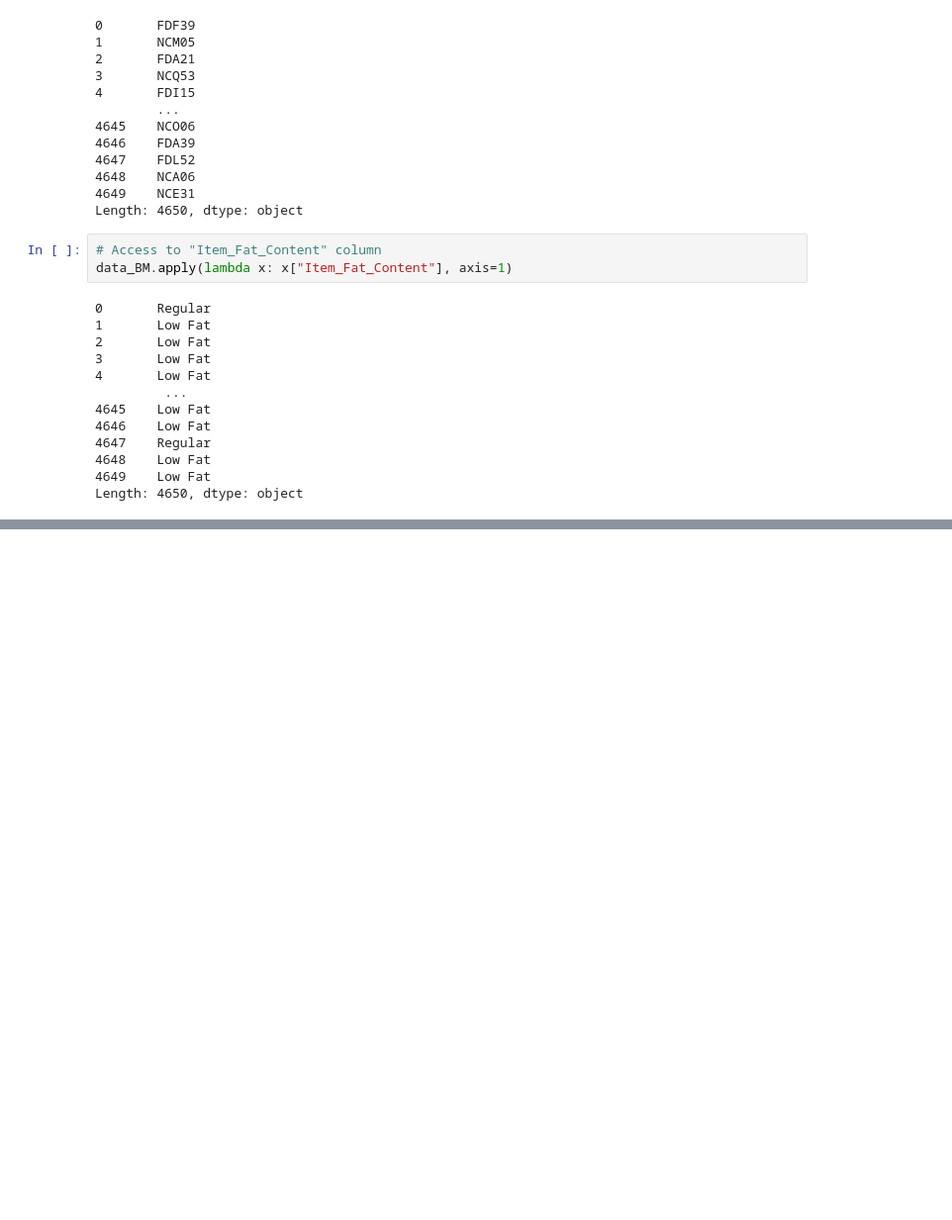
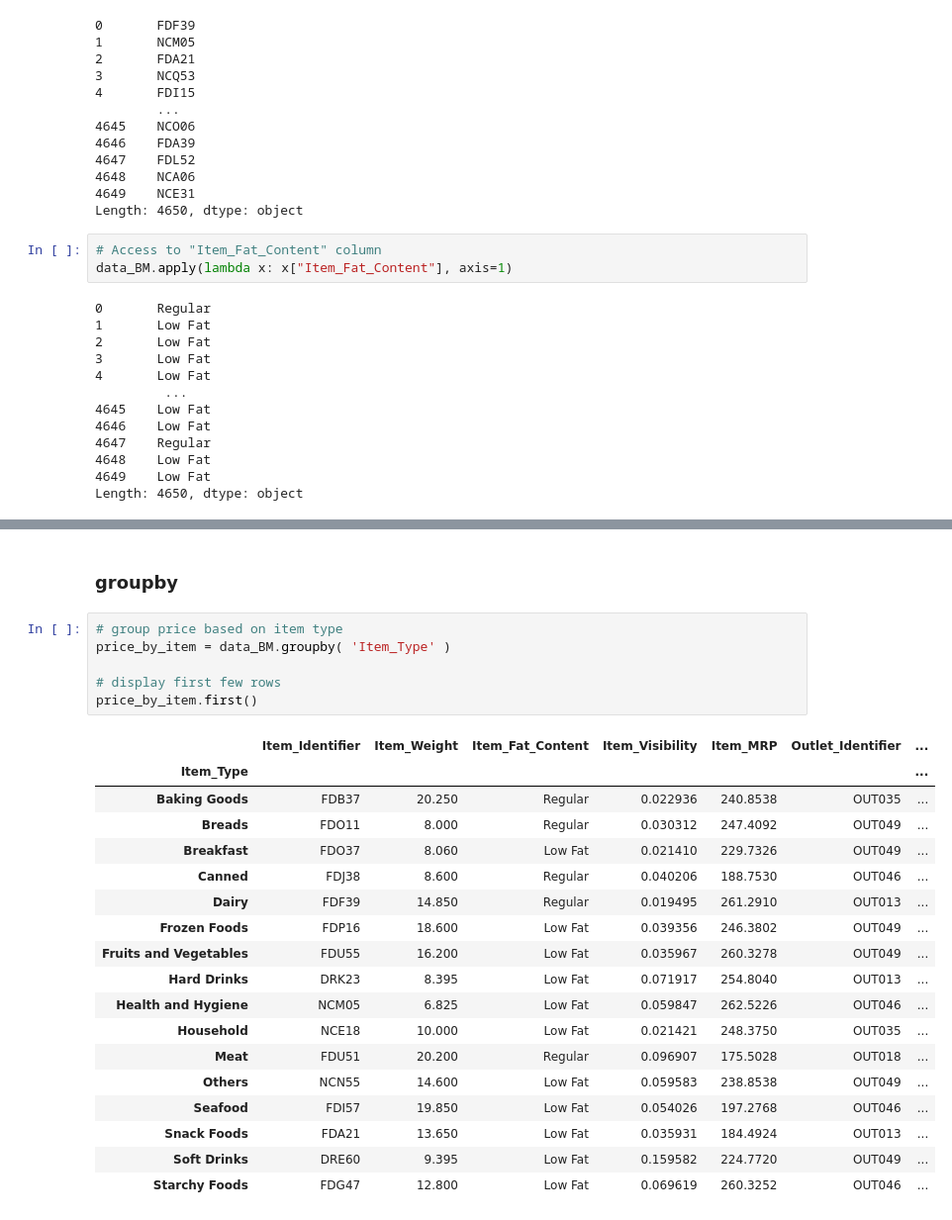
Before and after one commit to Prime91Manu/Guides, a Jupyter notebook: Guides_Folder/Python/07. Introduction to Pandas.ipynb, the cells around one changed output, grey strips where cells are left out. Shown: that part at 99% size. Saved outputs shown, nothing was run; the diff lists cells and outputs as text; blank space fills up the shorter version.

```diff
--- a/Guides_Folder/Python/07. Introduction to Pandas.ipynb
+++ b/Guides_Folder/Python/07. Introduction to Pandas.ipynb
@@ -681,0 +711,27 @@ Name: Item_MRP, dtype: float64
+# %% [markdown]
+### groupby
+# %%
+# group price based on item type
+price_by_item = data_BM.groupby( 'Item_Type' )
+
+# display first few rows
+price_by_item.first()
+# %% [output]
+|  | Item_Identifier | Item_Weight | Item_Fat_Content | Item_Visibility | Item_MRP | Outlet_Identifier | ... |
+| Item_Type |  |  |  |  |  |  | ... |
+| Baking Goods | FDB37 | 20.250 | Regular | 0.022936 | 240.8538 | OUT035 | ... |
+| Breads | FDO11 | 8.000 | Regular | 0.030312 | 247.4092 | OUT049 | ... |
+| Breakfast | FDO37 | 8.060 | Low Fat | 0.021410 | 229.7326 | OUT049 | ... |
+| Canned | FDJ38 | 8.600 | Regular | 0.040206 | 188.7530 | OUT046 | ... |
+| Dairy | FDF39 | 14.850 | Regular | 0.019495 | 261.2910 | OUT013 | ... |
+| Frozen Foods | FDP16 | 18.600 | Low Fat | 0.039356 | 246.3802 | OUT049 | ... |
+| Fruits and Vegetables | FDU55 | 16.200 | Low Fat | 0.035967 | 260.3278 | OUT049 | ... |
+| Hard Drinks | DRK23 | 8.395 | Low Fat | 0.071917 | 254.8040 | OUT013 | ... |
+| Health and Hygiene | NCM05 | 6.825 | Low Fat | 0.059847 | 262.5226 | OUT046 | ... |
+| Household | NCE18 | 10.000 | Low Fat | 0.021421 | 248.3750 | OUT035 | ... |
+| Meat | FDU51 | 20.200 | Regular | 0.096907 | 175.5028 | OUT018 | ... |
+| Others | NCN55 | 14.600 | Low Fat | 0.059583 | 238.8538 | OUT049 | ... |
+| Seafood | FDI57 | 19.850 | Low Fat | 0.054026 | 197.2768 | OUT046 | ... |
+| Snack Foods | FDA21 | 13.650 | Low Fat | 0.035931 | 184.4924 | OUT013 | ... |
+| Soft Drinks | DRE60 | 9.395 | Low Fat | 0.159582 | 224.7720 | OUT049 | ... |
+| Starchy Foods | FDG47 | 12.800 | Low Fat | 0.069619 | 260.3252 | OUT046 | ... |
```
Also changed, not shown: parts of 13 cells of this notebook, 12 other files.
